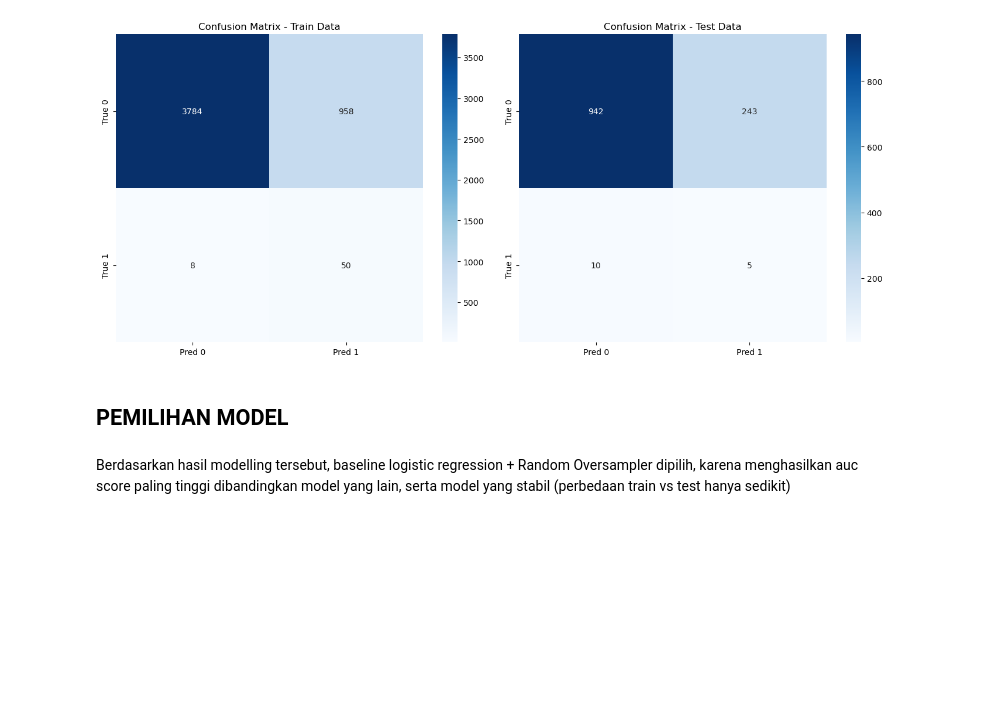
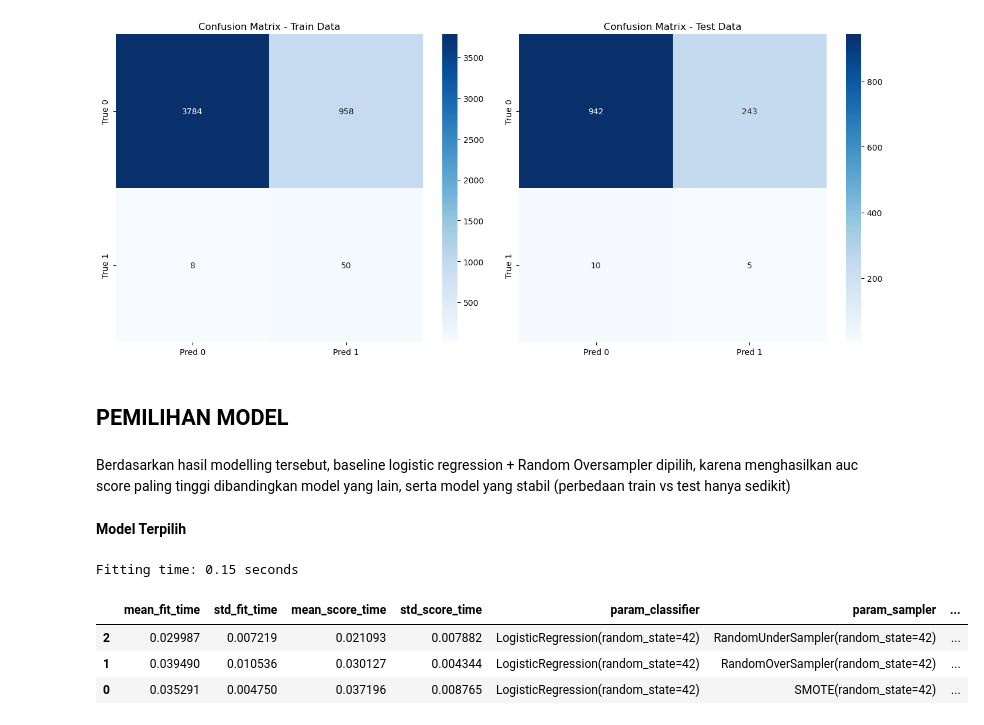
Before and after one commit to Angga-Sukma-Budi-Darmawan/ds-takehome, a Jupyter notebook: notebook/B_modelling.ipynb, the cells around one changed output. Cells and saved outputs as stored; diff of their text form; code cells hidden in the pictures; blank space fills up the shorter version.

```diff
--- a/notebook/B_modelling.ipynb
+++ b/notebook/B_modelling.ipynb
@@ -793,3 +822,46 @@ weighted avg       0.98      0.79      0.87      1200
 ## PEMILIHAN MODEL
 # %% [markdown]
 Berdasarkan hasil modelling tersebut, baseline logistic regression +  Random Oversampler dipilih, karena menghasilkan auc score paling tinggi dibandingkan model yang lain, serta model yang stabil (perbedaan train vs test hanya sedikit)
+# %% [markdown]
+**Model Terpilih**
+# %%
+pipeline = ImbPipeline(steps=[
+    ("preprocessor", preprocessor),
+    ("sampler", SMOTE(random_state=42)),
+    ('classifier', LogisticRegression())
+])
+
+param_grid = [
+    {
+        'sampler': [SMOTE(random_state=42), RandomOverSampler(random_state=42), RandomUnderSampler(random_state=42)],
+        'classifier': [LogisticRegression(random_state=42)]
+    },
+]
+
+# Define scoring as a dictionary
+scoring = {
+    'roc_auc': 'roc_auc',
+    'recall': 'recall'
+}
+
+gscv = GridSearchCV(pipeline, param_grid, cv=5, n_jobs=-1, scoring=scoring,refit = 'roc_auc', error_score="raise")
+
+start_time = time.time()
+
+
+gscv.fit(X_train, y_train)
+
+
+end_time = time.time()
+
+fitting_time = end_time - start_time
+print(f"Fitting time: {fitting_time:.2f} seconds")
+# %% [output]
+Fitting time: 0.15 seconds
+# %%
+pd.DataFrame(gscv.cv_results_).sort_values(by='mean_test_roc_auc', ascending=False)
+# %% [output]
+|  | mean_fit_time | std_fit_time | mean_score_time | std_score_time | param_classifier | param_sampler | ... |
+| 2 | 0.029987 | 0.007219 | 0.021093 | 0.007882 | LogisticRegression(random_state=42) | RandomUnderSampler(random_state=42) | ... |
+| 1 | 0.039490 | 0.010536 | 0.030127 | 0.004344 | LogisticRegression(random_state=42) | RandomOverSampler(random_state=42) | ... |
+| 0 | 0.035291 | 0.004750 | 0.037196 | 0.008765 | LogisticRegression(random_state=42) | SMOTE(random_state=42) | ... |
```
Also changed, not shown: parts of 31 cells of this notebook.
